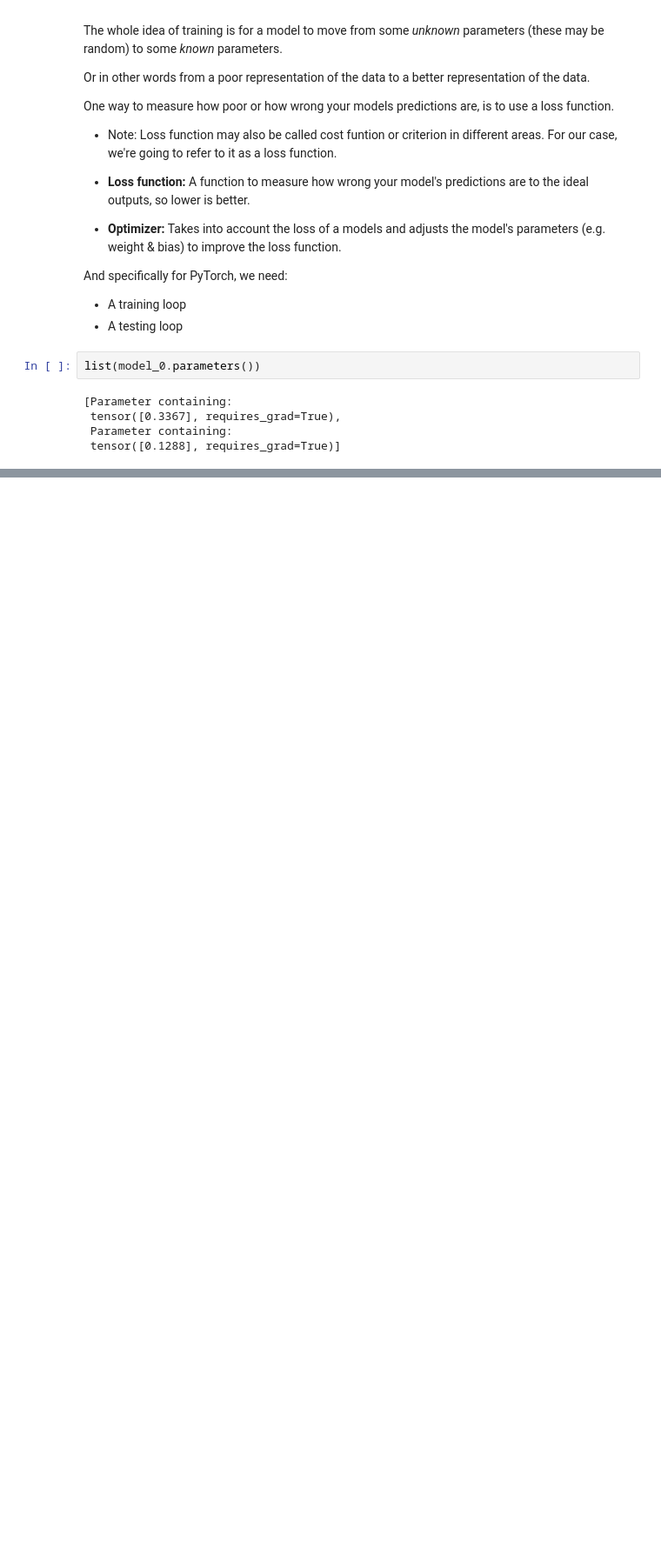
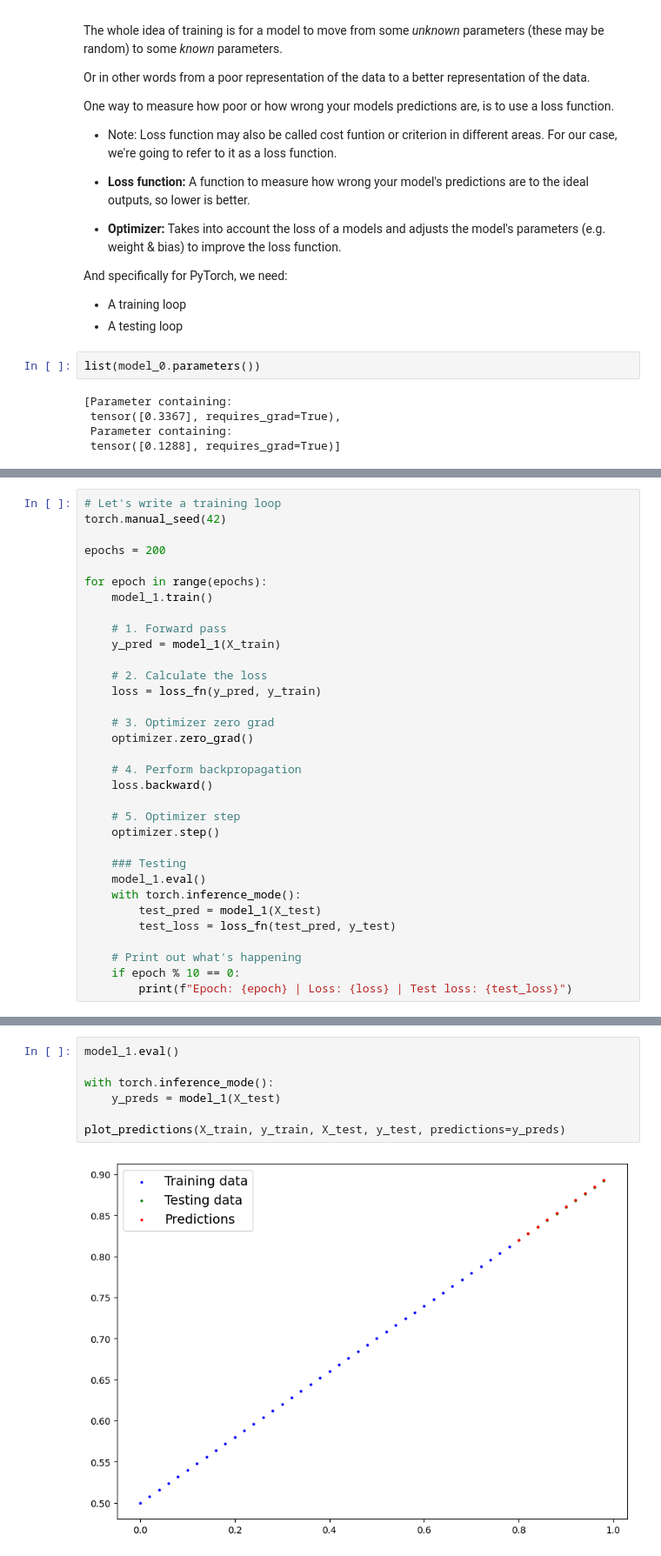
Before and after one commit to VeraSchild/Learning-PyTorch, a Jupyter notebook: 01_pytorch_workflow.ipynb, the cells around one changed output, grey strips where cells are left out. Shown at 87% size. Drawn from its saved outputs; the diff is of its cells as text; blank space fills up the shorter version.

```diff
--- a/01_pytorch_workflow.ipynb
+++ b/01_pytorch_workflow.ipynb
@@ -269,0 +713,33 @@ OrderedDict([('weights', tensor([0.3367])), ('bias', tensor([0.1288]))])
+# %%
+# Let's write a training loop
+torch.manual_seed(42)
+
+epochs = 200
+
+for epoch in range(epochs):
+    model_1.train()
+
+    # 1. Forward pass
+    y_pred = model_1(X_train)
+
+    # 2. Calculate the loss
+    loss = loss_fn(y_pred, y_train)
+
+    # 3. Optimizer zero grad
+    optimizer.zero_grad()
+
+    # 4. Perform backpropagation
+    loss.backward()
+
+    # 5. Optimizer step
+    optimizer.step()
+
+    ### Testing
+    model_1.eval()
+    with torch.inference_mode():
+        test_pred = model_1(X_test)
+        test_loss = loss_fn(test_pred, y_test)
+
+    # Print out what's happening
+    if epoch % 10 == 0:
+        print(f"Epoch: {epoch} | Loss: {loss} | Test loss: {test_loss}")
@@ -269,0 +774,9 @@ OrderedDict([('weights', tensor([0.3367])), ('bias', tensor([0.1288]))])
+# %%
+model_1.eval()
+
+with torch.inference_mode():
+    y_preds = model_1(X_test)
+
+plot_predictions(X_train, y_train, X_test, y_test, predictions=y_preds)
+# %% [output]
+[figure, added]
```
Also changed, not shown: parts of 47 cells of this notebook, 5 other files.
